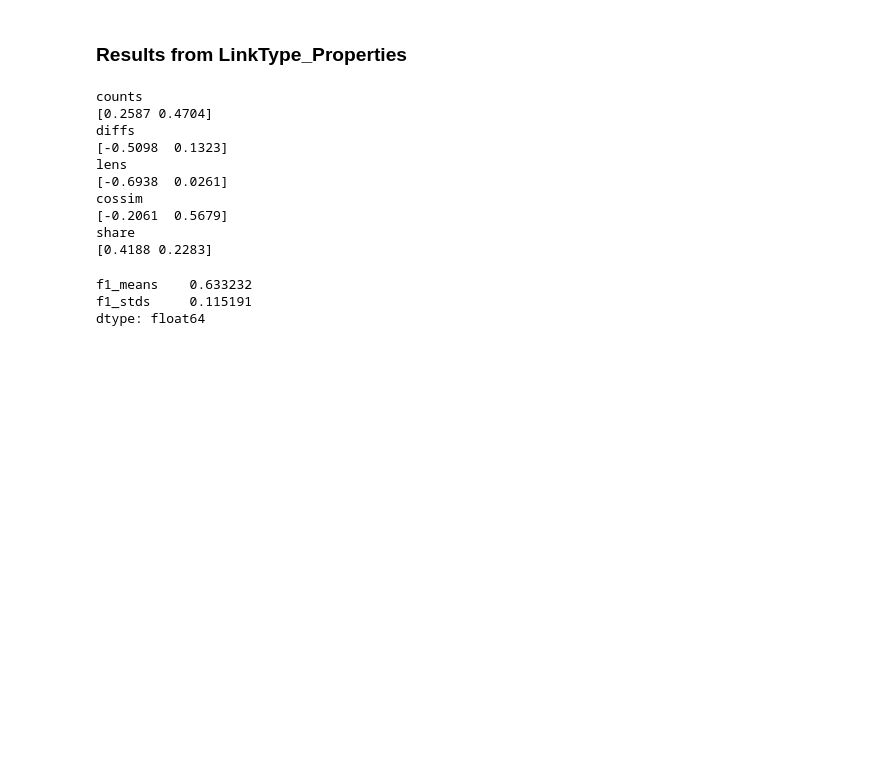
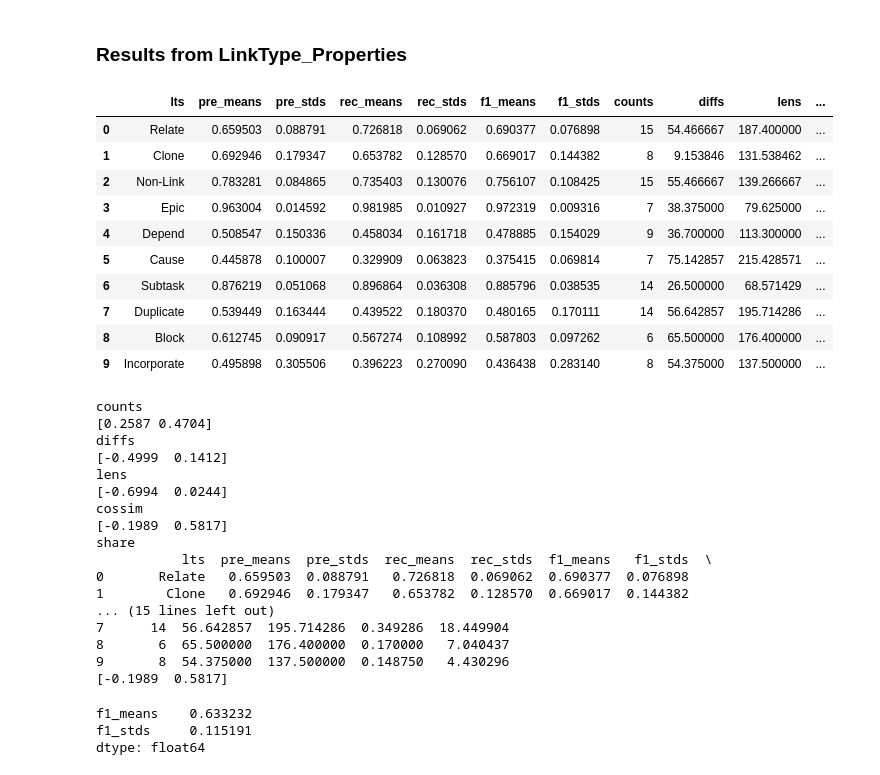
Before and after one commit to RegenKordel/LYNX-TypedLinkDetection, a Jupyter notebook: BERT_results_correlations.ipynb, the cells around one changed output. Cells and saved outputs as stored; diff of their text form; code cells hidden in the pictures; blank space fills up the shorter version.

```diff
--- a/BERT_results_correlations.ipynb
+++ b/BERT_results_correlations.ipynb
@@ -508,0 +463,14 @@ share_d = {'Block':7.040437,
+# %%
+lt_stat_df
+# %% [output]
+|  | lts | pre_means | pre_stds | rec_means | rec_stds | f1_means | f1_stds | counts | diffs | lens | ... |
+| 0 | Relate | 0.659503 | 0.088791 | 0.726818 | 0.069062 | 0.690377 | 0.076898 | 15 | 54.466667 | 187.400000 | ... |
+| 1 | Clone | 0.692946 | 0.179347 | 0.653782 | 0.128570 | 0.669017 | 0.144382 | 8 | 9.153846 | 131.538462 | ... |
+| 2 | Non-Link | 0.783281 | 0.084865 | 0.735403 | 0.130076 | 0.756107 | 0.108425 | 15 | 55.466667 | 139.266667 | ... |
+| 3 | Epic | 0.963004 | 0.014592 | 0.981985 | 0.010927 | 0.972319 | 0.009316 | 7 | 38.375000 | 79.625000 | ... |
+| 4 | Depend | 0.508547 | 0.150336 | 0.458034 | 0.161718 | 0.478885 | 0.154029 | 9 | 36.700000 | 113.300000 | ... |
+| 5 | Cause | 0.445878 | 0.100007 | 0.329909 | 0.063823 | 0.375415 | 0.069814 | 7 | 75.142857 | 215.428571 | ... |
+| 6 | Subtask | 0.876219 | 0.051068 | 0.896864 | 0.036308 | 0.885796 | 0.038535 | 14 | 26.500000 | 68.571429 | ... |
+| 7 | Duplicate | 0.539449 | 0.163444 | 0.439522 | 0.180370 | 0.480165 | 0.170111 | 14 | 56.642857 | 195.714286 | ... |
+| 8 | Block | 0.612745 | 0.090917 | 0.567274 | 0.108992 | 0.587803 | 0.097262 | 6 | 65.500000 | 176.400000 | ... |
+| 9 | Incorporate | 0.495898 | 0.305506 | 0.396223 | 0.270090 | 0.436438 | 0.283140 | 8 | 54.375000 | 137.500000 | ... |
@@ -514,21 +494,35 @@ lt_stat_df['lens'] = lt_stat_df['lts'].map(len_d)
 lt_stat_df['cossim'] = lt_stat_df['lts'].map(cossim_d)
 lt_stat_df['share'] = lt_stat_df['lts'].map(share_d)
 # %%
-for j in ['counts', 'diffs', 'lens', 'cossim', 'share']:
+for j in ['counts', 'diffs', 'lens', 'cossim']:
     print(j)
     r = stats.pearsonr(lt_stat_df['f1_means'], lt_stat_df[j])
     print(np.round(r,4))
+
+# does not include non-links
+print('share')
+temp = lt_stat_df.drop(index=2)
+print(temp)
+r = stats.pearsonr(lt_stat_df['f1_means'], lt_stat_df[j])
+print(np.round(r,4))
 # %% [output]
 counts
 [0.2587 0.4704]
 diffs
-[-0.5098  0.1323]
+[-0.4999  0.1412]
 lens
-[-0.6938  0.0261]
+[-0.6994  0.0244]
 cossim
-[-0.2061  0.5679]
+[-0.1989  0.5817]
 share
-[0.4188 0.2283]
+           lts  pre_means  pre_stds  rec_means  rec_stds  f1_means   f1_stds  \
+0       Relate   0.659503  0.088791   0.726818  0.069062  0.690377  0.076898
+1        Clone   0.692946  0.179347   0.653782  0.128570  0.669017  0.144382
+... (15 lines left out)
+7      14  56.642857  195.714286  0.349286  18.449904
+8       6  65.500000  176.400000  0.170000   7.040437
+9       8  54.375000  137.500000  0.148750   4.430296
+[-0.1989  0.5817]
 # %%
 lt_stat_df.sort_values(by='counts', ascending = False)[['lts','f1_means', 'f1_stds']].mean()
 # %% [output]
```
Also changed, not shown: parts of 9 cells of this notebook, 8 other files.
